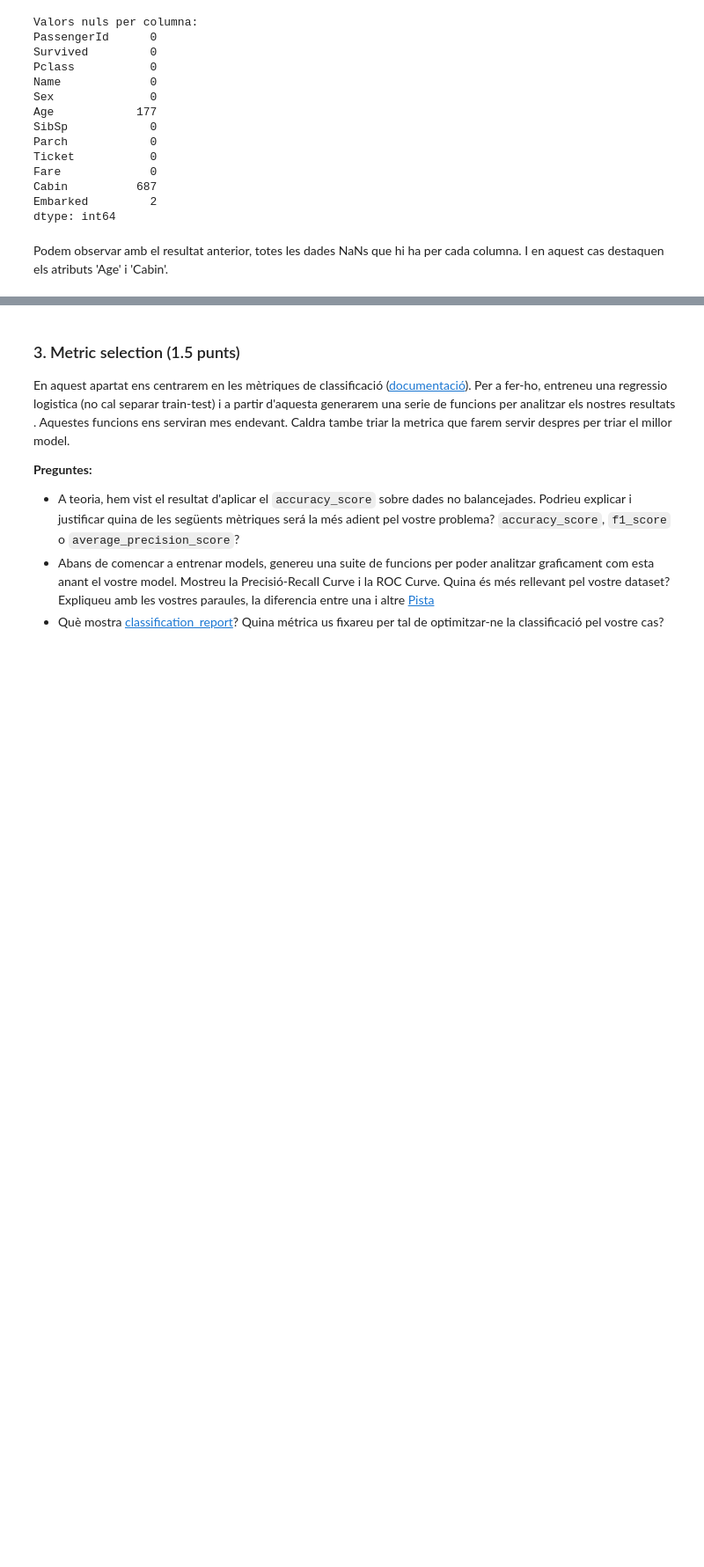
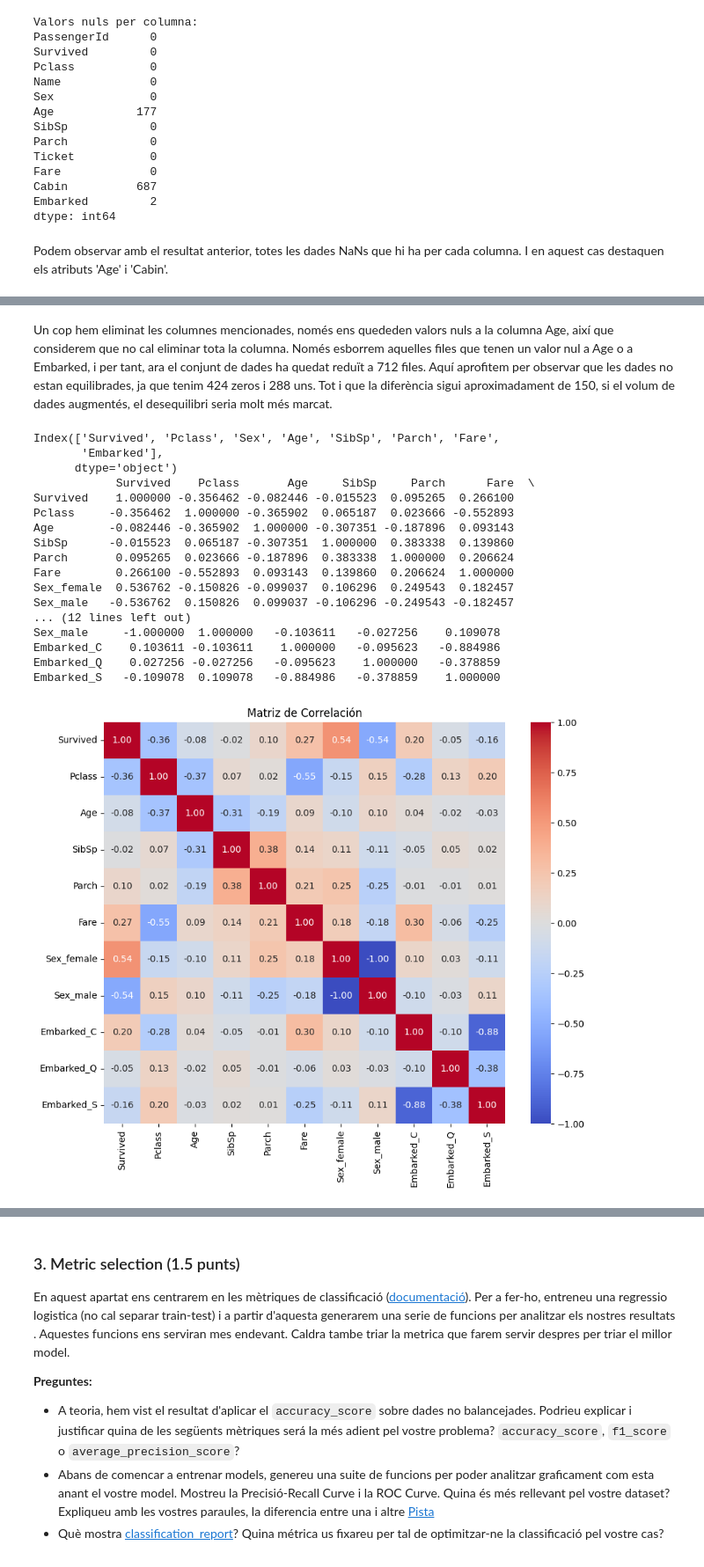
Before and after one commit to Frostyniano/ApC_Pr-ctiques, a Jupyter notebook: APC_Practica_1_2024.ipynb, the cells around one changed output, grey strips where cells are left out. Shown: that part at 88% size. Cells and saved outputs as stored; diff of their text form; code cells hidden in the pictures; blank space fills up the shorter version.

```diff
--- a/APC_Practica_1_2024.ipynb
+++ b/APC_Practica_1_2024.ipynb
@@ -92,10 +95,10 @@ Abans de resm cal sempre veure com es la base de dades asignada?
 ### **Quants atributs té la vostra base de dades?**
 # %%
 # Read DDBB
-df = pd.read_csv('train.csv')
+db_titanic = pd.read_csv('train.csv')
 
 # Get num of atributes
-num_atributes = df.shape[1]
+num_atributes = db_titanic.shape[1]
 
 print(f"Tenim {num_atributes} atributs en la nostra base de datos.")
 # %% [output]
@@ -160,0 +212,11 @@ Podem observar amb el resultat anterior, totes les dades NaNs que hi ha per cada
+# %%
+print("Now we count the numbers of 0's and 1's after we delete the nans")
+db_corr1 = db_corr.dropna()
+#With dropna() we delete all rows that contain at least one value
+
+survived_count = db_corr1['Survived'].value_counts()
+survived_total = len(db_corr1)
+
+print(survived_count)
+print(survived_total)
+print(db_corr1)
@@ -160,0 +244,37 @@ Podem observar amb el resultat anterior, totes les dades NaNs que hi ha per cada
+# %% [markdown]
+Un cop hem eliminat les columnes mencionades, només ens quededen valors nuls a la columna Age, així que considerem que no cal eliminar tota la columna. Només esborrem aquelles files que tenen un valor nul a Age o a Embarked, i per tant, ara el conjunt de dades ha quedat reduït a 712 files. Aquí aprofitem per observar que les dades no estan equilibrades, ja que tenim 424 zeros i 288 uns. Tot i que la diferència sigui aproximadament de 150, si el volum de dades augmentés, el desequilibri seria molt més marcat.
+# %%
+print(db_corr1.columns)
+
+# Codificación one-hot para los atributos 'Sex' y 'Embarked', sin eliminar la primera categoría
+db_corr_encoded = pd.get_dummies(db_corr1, columns=['Sex', 'Embarked'], drop_first=False)
+
+# Ahora, podemos calcular la matriz de correlación
+correlation_matrix = db_corr_encoded.corr()
+
+# Mostrar la matriz de correlación
+print(correlation_matrix)
+
+plt.figure(figsize=(10, 8))
+sns.heatmap(correlation_matrix, annot=True, fmt=".2f", cmap='coolwarm', square=True)
+plt.title('Matriz de Correlación')
+plt.show()
+# %% [output]
+Index(['Survived', 'Pclass', 'Sex', 'Age', 'SibSp', 'Parch', 'Fare',
+       'Embarked'],
+      dtype='object')
+            Survived    Pclass       Age     SibSp     Parch      Fare  \
+Survived    1.000000 -0.356462 -0.082446 -0.015523  0.095265  0.266100
+Pclass     -0.356462  1.000000 -0.365902  0.065187  0.023666 -0.552893
+Age        -0.082446 -0.365902  1.000000 -0.307351 -0.187896  0.093143
+SibSp      -0.015523  0.065187 -0.307351  1.000000  0.383338  0.139860
+Parch       0.095265  0.023666 -0.187896  0.383338  1.000000  0.206624
+Fare        0.266100 -0.552893  0.093143  0.139860  0.206624  1.000000
+Sex_female  0.536762 -0.150826 -0.099037  0.106296  0.249543  0.182457
+Sex_male   -0.536762  0.150826  0.099037 -0.106296 -0.249543 -0.182457
+... (12 lines left out)
+Sex_male     -1.000000  1.000000   -0.103611   -0.027256    0.109078
+Embarked_C    0.103611 -0.103611    1.000000   -0.095623   -0.884986
+Embarked_Q    0.027256 -0.027256   -0.095623    1.000000   -0.378859
+Embarked_S   -0.109078  0.109078   -0.884986   -0.378859    1.000000
+[figure, added]
```
Also changed, not shown: parts of 14 cells of this notebook, 2 other files.
